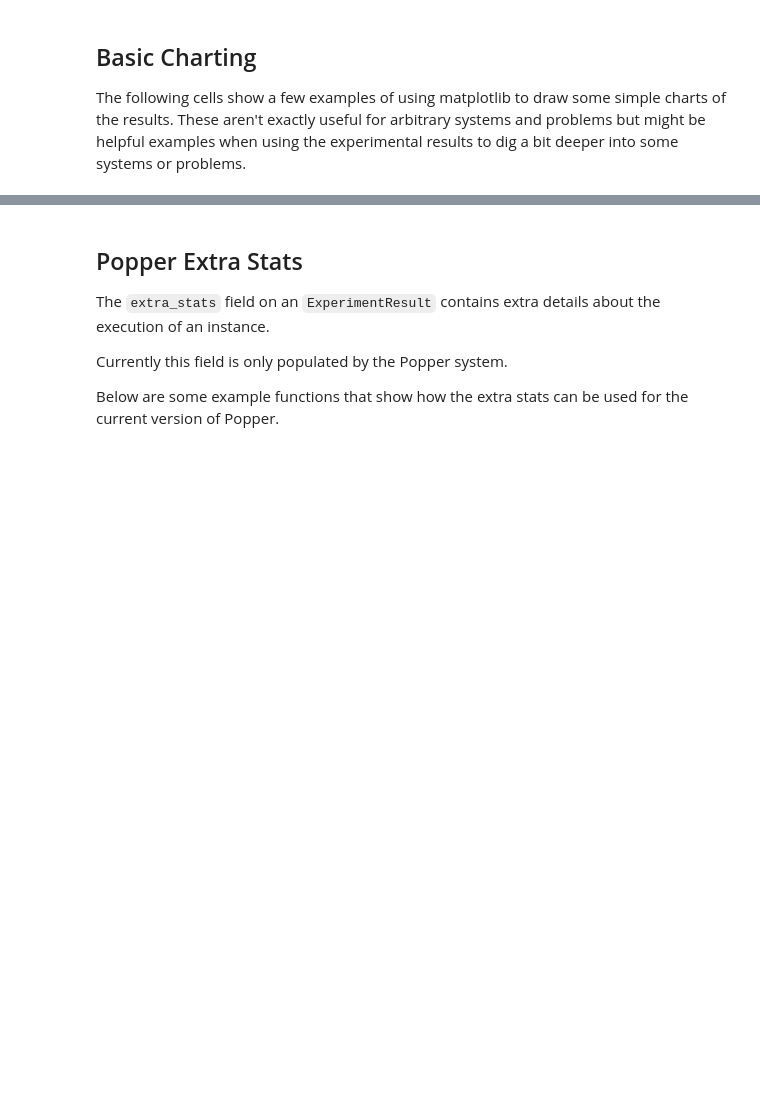
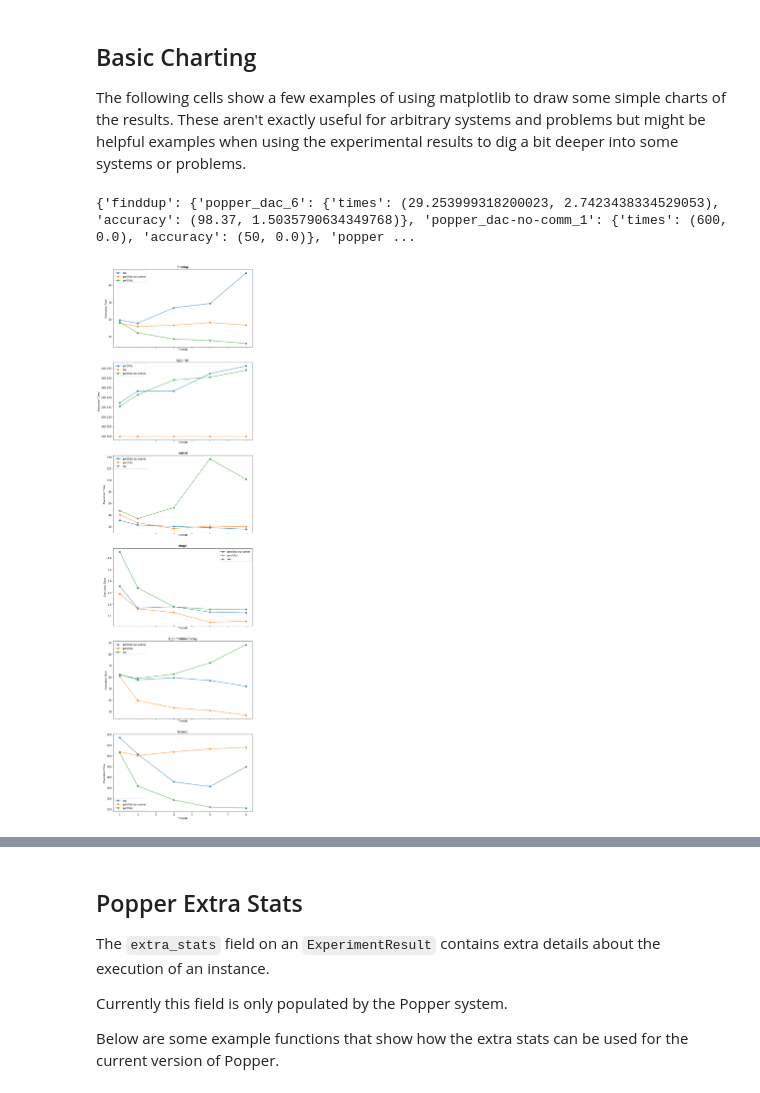
Before and after one commit to logic-and-learning-lab/ilp-experiments, a Jupyter notebook: Experiment Results.ipynb, the cells around one changed output, grey strips where cells are left out. Saved outputs shown, nothing was run; the diff lists cells and outputs as text; code cells hidden in the pictures; blank space fills up the shorter version.

```diff
--- a/Experiment Results.ipynb
+++ b/Experiment Results.ipynb
@@ -28,7 +28,7 @@ In the following cell, change the file location in `RESULTS_FILE` as appropriate
 * `results` is the original list of `ExperimentResult` objects parsed from JSON.
 * `stitched_results` is a nested dictionary indexed by `problem` then `system`. For each problem and system there is a list of `ExperimentResult` objects corresponding to the trials for that system and problem.
 # %%
-RESULTS_FILE = './results/results.json'
+RESULTS_FILE = './parallel-results.json'
 
 """
     The JSON results are a simple list of instance run results. This function turns them into
@@ -39,8 +39,13 @@ RESULTS_FILE = './results/results.json'
 def stitch_results(results):
     stitched_results = {}
     for result in results:
+        if isinstance(result, list):
+            # This is a dumb bug where I somehow added an existing results.json to my new results file
+            continue
+        if result.problem_name == 'trains1':
+            continue
         stitched_result = stitched_results.setdefault(result.problem_name, {})
-        stitched_result_list = stitched_result.setdefault(result.system_name, [])
+        stitched_result_list = stitched_result.setdefault(result.system_id, [])
         stitched_result_list.append(result)
 
     for problem in stitched_results.values():
@@ -55,7 +60,7 @@ def stitch_results(results):
 def load_results_from_json(filename):
     with open(filename) as file:
         json_string = file.read()
-    return json.loads(json_string, object_hook=decode_result)
+    return json.loads(json_string, object_hook=decode_json)
 
 """
     Loads and stitches the results from the given filename
@@ -204,6 +233,47 @@ def scatter(x, y, xlabel, ylabel, title):
     plt.title(title)
 
     plt.show()
+# %%
+print(table_results)
+# %% [output]
+{'finddup': {'popper_dac_6': {'times': (29.253999318200023, 2.7423438334529053), 'accuracy': (98.37, 1.5035790634349768)}, 'popper_dac-no-comm_1': {'times': (600, 0.0), 'accuracy': (50, 0.0)}, 'popper ...
+# %%
+def draw_execution_time_line_chart(table_results):
+    fig, axs = plt.subplots(len(table_results), figsize=(10, 40), sharex=True)
+    for (i, (problem_name, problem_systems)) in enumerate(table_results.items()):
+        system_pairs = {}
+
+        for system, stats in problem_systems.items():
+            _, name, threads = system.split("_")
+            execution_time = stats["times"][0]
+            system_pairs.setdefault(name, []).append((int(threads), execution_time))
+
+        axs[i].set_title(problem_name)
+        axs[i].set_xlabel("Threads")
+        axs[i].set_ylabel("Execution Time")
+
+        for system, pairs in system_pairs.items():
+            if system in ['dac-no-comm', 'non-parallel']:
+                continue
+            elif system == 'non-parallel':
+                time = pairs[0][1]
+                x = [1, 2, 4, 6, 8]
+                y = [time]*5
+            else:
+                sorted_pairs = sorted(pairs, key=lambda x: x[0])
+                x = []
+                y = []
+                for threads, execution_time in sorted_pairs:
+                    x.append(threads)
+                    y.append(execution_time)
+                #TODO Markers
+            axs[i].plot(x, y, label=system, marker='o')
+
+        axs[i].legend(loc="best")
+
+draw_execution_time_line_chart(table_results)
+# %% [output]
+[figure, added]
 # %%
 def draw_execution_time_bar_chart(table_results):
     # Create a fixed ordering of problems since they are stored in dicts and need to be transformed to lists
```
Also changed, not shown: parts of 5 cells of this notebook.
